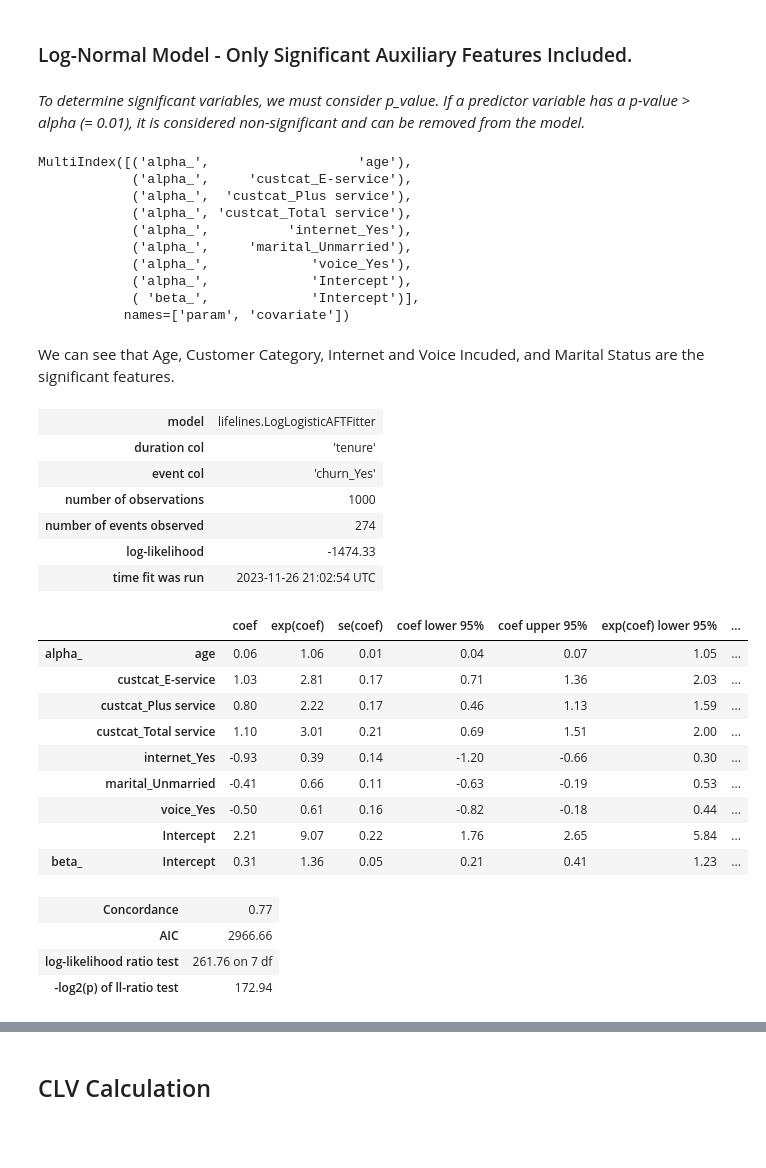
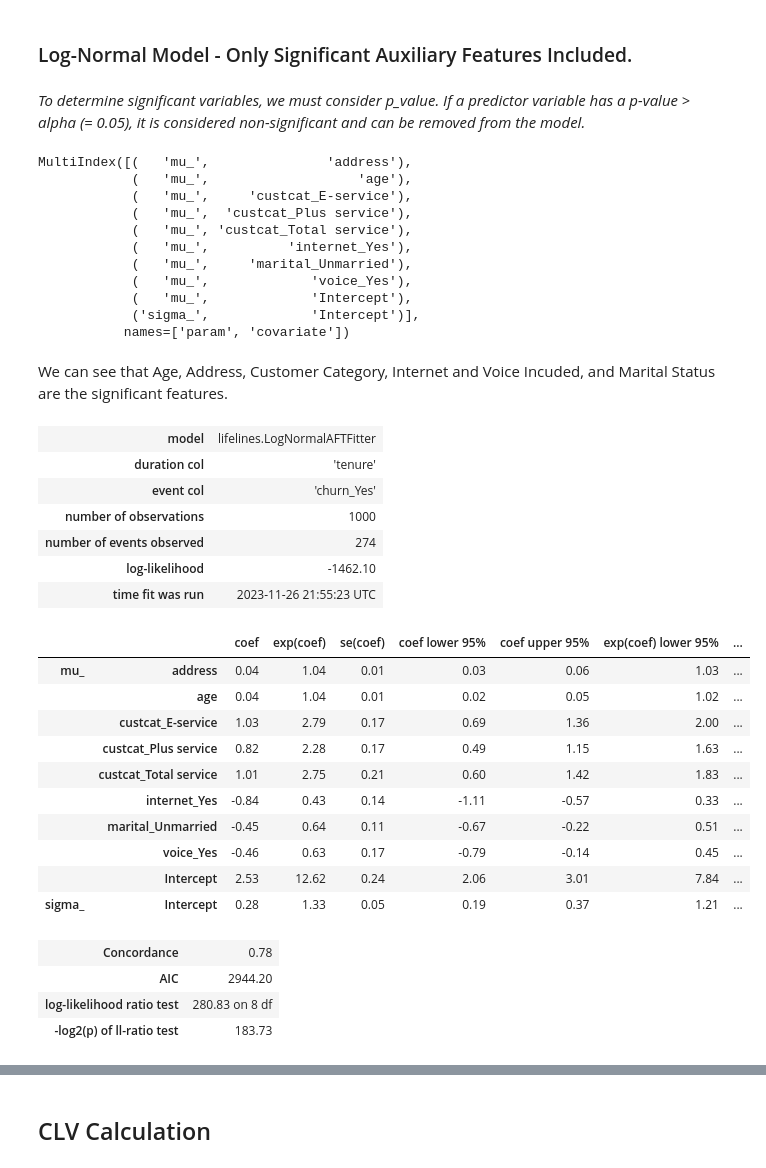
Before and after one commit to anmanasyan/Survival_Analysis, a Jupyter notebook: Survival_Analysis_AFT.ipynb, the cells around one changed output, grey strips where cells are left out. Saved outputs shown, nothing was run; the diff lists cells and outputs as text; code cells hidden in the pictures; blank space fills up the shorter version.

```diff
--- a/Survival_Analysis_AFT.ipynb
+++ b/Survival_Analysis_AFT.ipynb
@@ -42,7 +42,7 @@ data["tenure"] = np.where(data["tenure"] == 0, 0.0001, data["tenure"])
 # %% [markdown]
 #### Choosing Meaningful Columns
 # %%
-data = data.drop(columns=["ID", "address"])
+data = data.drop(columns=[ "ID"])
 # %% [markdown]
 ## Building Accelerated Failure Time (AFT) Models
 # %% [markdown]
@@ -153,52 +153,54 @@ loglogistic_model.print_summary()
 # %% [markdown]
 ### Log-Normal Model - Only Significant Auxiliary Features Included.
 # %% [markdown]
-*To determine significant variables, we must consider p_value. If a predictor variable has a p-value > alpha (= 0.01), it is considered non-significant and can be removed from the model.*
+*To determine significant variables, we must consider p_value. If a predictor variable has a p-value > alpha (= 0.05), it is considered non-significant and can be removed from the model.*
 # %%
-significant_features = loglogistic_model.summary[loglogistic_model.summary['p'] < 0.01].index
+significant_features = lognormal_model.summary[lognormal_model.summary['p'] < 0.05].index
 significant_features
 # %% [output]
-MultiIndex([('alpha_',                   'age'),
-            ('alpha_',     'custcat_E-service'),
-            ('alpha_',  'custcat_Plus service'),
-            ('alpha_', 'custcat_Total service'),
-            ('alpha_',          'internet_Yes'),
-            ('alpha_',     'marital_Unmarried'),
-            ('alpha_',             'voice_Yes'),
-            ('alpha_',             'Intercept'),
-            ( 'beta_',             'Intercept')],
+MultiIndex([(   'mu_',               'address'),
+            (   'mu_',                   'age'),
+            (   'mu_',     'custcat_E-service'),
+            (   'mu_',  'custcat_Plus service'),
+            (   'mu_', 'custcat_Total service'),
+            (   'mu_',          'internet_Yes'),
+            (   'mu_',     'marital_Unmarried'),
+            (   'mu_',             'voice_Yes'),
+            (   'mu_',             'Intercept'),
+            ('sigma_',             'Intercept')],
            names=['param', 'covariate'])
 # %% [markdown]
-We can see that Age, Customer Category, Internet and Voice Incuded, and Marital Status are the significant features.
+We can see that Age, Address, Customer Category, Internet and Voice Incuded, and Marital Status are the significant features.
 # %%
-final = data[['churn_Yes','tenure', 'age', 'marital_Unmarried','internet_Yes', 'voice_Yes',
+final = data[['churn_Yes','tenure', 'address', 'age', 'marital_Unmarried','internet_Yes', 'voice_Yes',
               'custcat_E-service','custcat_Plus service','custcat_Total service' ]]
 # %%
-logl_aft_final = LogLogisticAFTFitter()
-logl_aft_final.fit(final, duration_col='tenure', event_col='churn_Yes')
-logl_aft_final_pd = logl_aft_final.predict_survival_function(final).transpose()
-logl_aft_final.print_summary()
+logn_aft_final = LogNormalAFTFitter()
+logn_aft_final.fit(final, duration_col='tenure', event_col='churn_Yes')
+logn_aft_final_pd = logn_aft_final.predict_survival_function(final).transpose()
+logn_aft_final.print_summary()
 # %% [output]
-| model | lifelines.LogLogisticAFTFitter |
+| model | lifelines.LogNormalAFTFitter |
 | duration col | 'tenure' |
 | event col | 'churn_Yes' |
 | number of observations | 1000 |
 | number of events observed | 274 |
-| log-likelihood | -1474.33 |
-| time fit was run | 2023-11-26 21:02:54 UTC |
+| log-likelihood | -1462.10 |
+| time fit was run | 2023-11-26 21:55:23 UTC |
 |  |  | coef | exp(coef) | se(coef) | coef lower 95% | coef upper 95% | exp(coef) lower 95% | ... |
-| alpha_ | age | 0.06 | 1.06 | 0.01 | 0.04 | 0.07 | 1.05 | ... |
-|  | custcat_E-service | 1.03 | 2.81 | 0.17 | 0.71 | 1.36 | 2.03 | ... |
-|  | custcat_Plus service | 0.80 | 2.22 | 0.17 | 0.46 | 1.13 | 1.59 | ... |
-|  | custcat_Total service | 1.10 | 3.01 | 0.21 | 0.69 | 1.51 | 2.00 | ... |
-|  | internet_Yes | -0.93 | 0.39 | 0.14 | -1.20 | -0.66 | 0.30 | ... |
-|  | marital_Unmarried | -0.41 | 0.66 | 0.11 | -0.63 | -0.19 | 0.53 | ... |
-|  | voice_Yes | -0.50 | 0.61 | 0.16 | -0.82 | -0.18 | 0.44 | ... |
-|  | Intercept | 2.21 | 9.07 | 0.22 | 1.76 | 2.65 | 5.84 | ... |
-| beta_ | Intercept | 0.31 | 1.36 | 0.05 | 0.21 | 0.41 | 1.23 | ... |
+| mu_ | address | 0.04 | 1.04 | 0.01 | 0.03 | 0.06 | 1.03 | ... |
+|  | age | 0.04 | 1.04 | 0.01 | 0.02 | 0.05 | 1.02 | ... |
+|  | custcat_E-service | 1.03 | 2.79 | 0.17 | 0.69 | 1.36 | 2.00 | ... |
+|  | custcat_Plus service | 0.82 | 2.28 | 0.17 | 0.49 | 1.15 | 1.63 | ... |
+|  | custcat_Total service | 1.01 | 2.75 | 0.21 | 0.60 | 1.42 | 1.83 | ... |
+|  | internet_Yes | -0.84 | 0.43 | 0.14 | -1.11 | -0.57 | 0.33 | ... |
+|  | marital_Unmarried | -0.45 | 0.64 | 0.11 | -0.67 | -0.22 | 0.51 | ... |
+|  | voice_Yes | -0.46 | 0.63 | 0.17 | -0.79 | -0.14 | 0.45 | ... |
+|  | Intercept | 2.53 | 12.62 | 0.24 | 2.06 | 3.01 | 7.84 | ... |
+| sigma_ | Intercept | 0.28 | 1.33 | 0.05 | 0.19 | 0.37 | 1.21 | ... |
-| Concordance | 0.77 |
-| AIC | 2966.66 |
-| log-likelihood ratio test | 261.76 on 7 df |
-| -log2(p) of ll-ratio test | 172.94 |
+| Concordance | 0.78 |
+| AIC | 2944.20 |
+| log-likelihood ratio test | 280.83 on 8 df |
+| -log2(p) of ll-ratio test | 183.73 |
 # %% [markdown]
 ### Interpreting Coefficients
```
Also changed, not shown: parts of 11 cells of this notebook.
